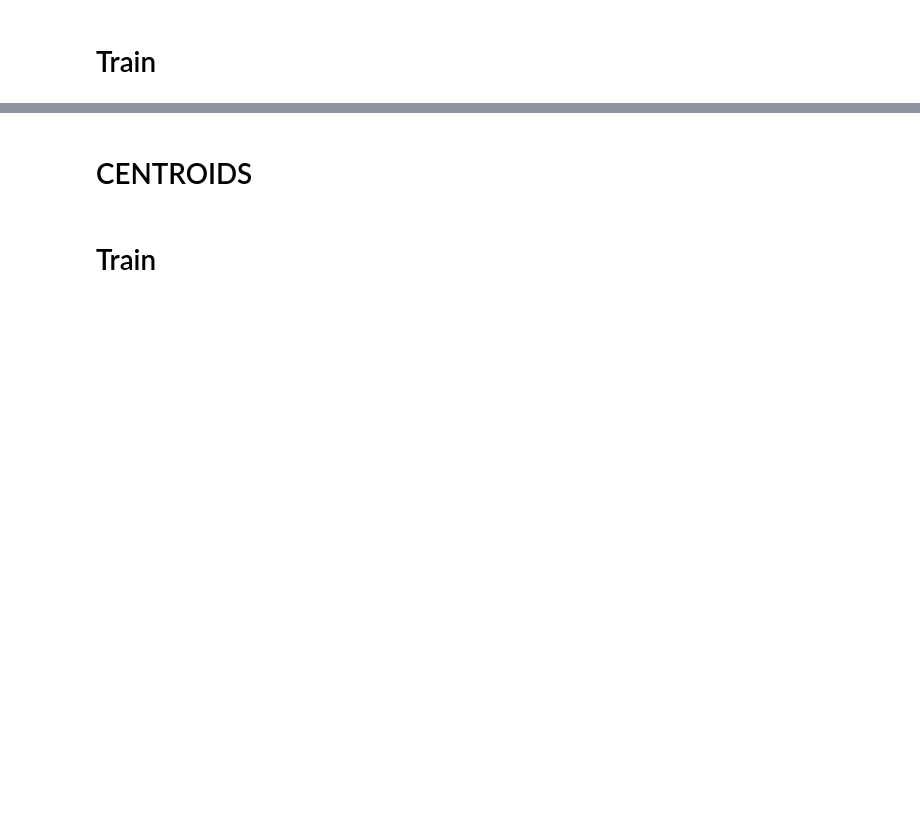
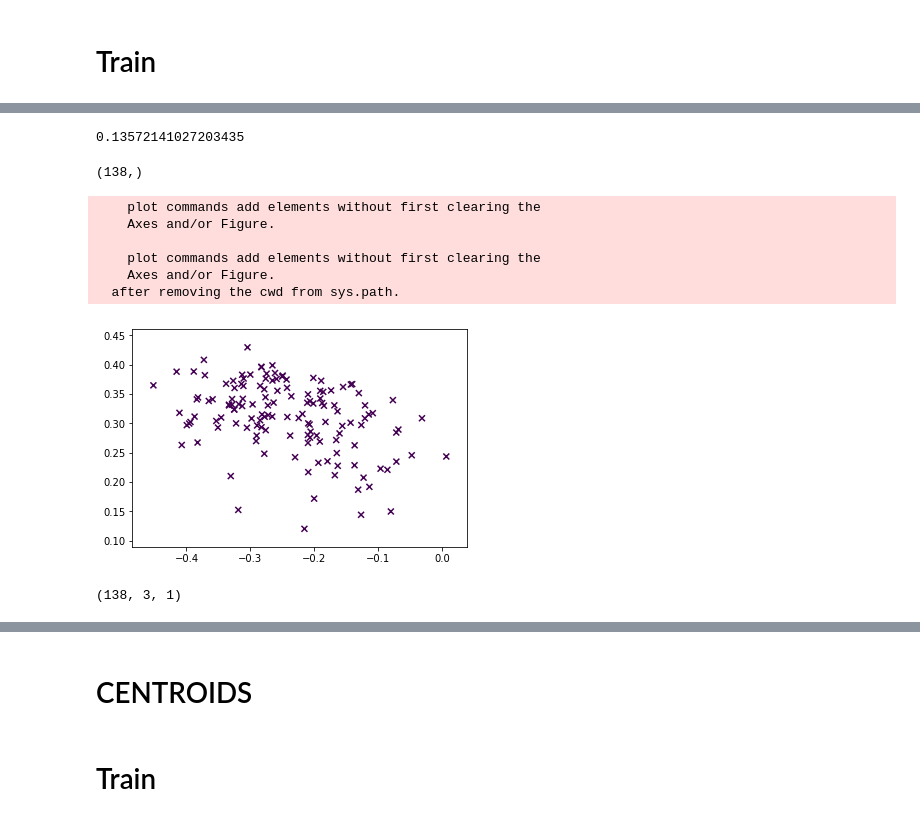
Before and after one commit to fogside/russe_wsi, a Jupyter notebook: notebooks/TensorflowNet.ipynb, the cells around one changed output, grey strips where cells are left out. Drawn from its saved outputs; the diff is of its cells as text; code cells hidden in the pictures; blank space fills up the shorter version.

```diff
--- a/notebooks/TensorflowNet.ipynb
+++ b/notebooks/TensorflowNet.ipynb
@@ -84,0 +479,2 @@ def generate_triplet_batch(lines, context_max_len):
+# %%
+n = len(df[df.word == 'замок'])
@@ -84,0 +485,25 @@ def generate_triplet_batch(lines, context_max_len):
+# %%
+adjusted_rand_score(labels[:n], km_pred)
+# %% [output]
+0.13572141027203435
+# %%
+hdb_pred.shape
+# %% [output]
+(138,)
+# %%
+clusterer = hdbscan.HDBSCAN(min_cluster_size=10)
+hdb_pred = clusterer.fit_predict(pred[:n])
+# cluster_labels = clusterer.fit_predict(data)
+# %%
+# plt.scatter(pred[:n, 1], pred[:n, 2], c=(true[:n] + 1) % 2, marker='o')
+plt.hold(True)
+plt.scatter(pred[:n, 1], pred[:n, 2], marker='x', c=hdb_pred)
+plt.hold(False)
+# %% [output]
+    plot commands add elements without first clearing the
+    Axes and/or Figure.
+
+    plot commands add elements without first clearing the
+    Axes and/or Figure.
+  after removing the cwd from sys.path.
+[figure, added]
@@ -84,0 +512,4 @@ def generate_triplet_batch(lines, context_max_len):
+# %%
+pred.shape
+# %% [output]
+(138, 3, 1)
```
Also changed, not shown: parts of 70 cells of this notebook.
